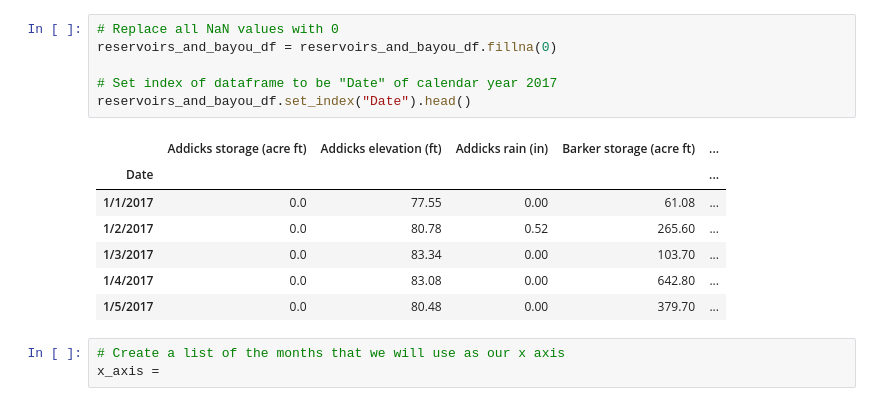
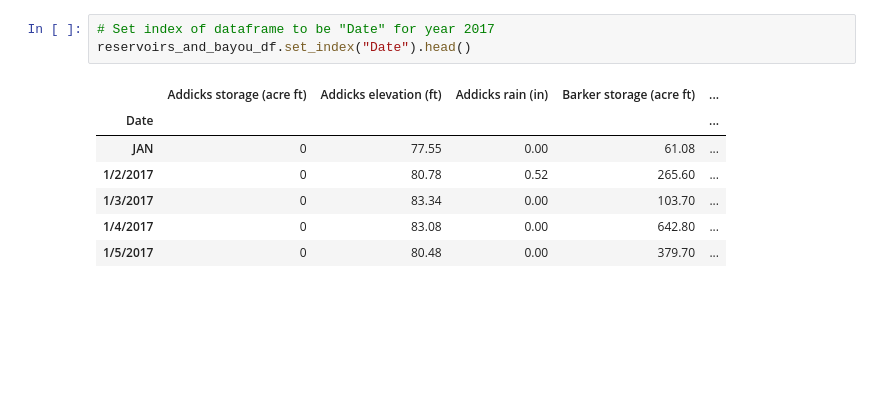
Before and after one commit to Margsaniel/htxemergencycoders, a Jupyter notebook: notebooks/doug.ipynb, the cells around one changed output. Cells and saved outputs as stored; diff of their text form; blank space fills up the shorter version.

Commit message:
Uploaded doug.ipynb with working 2017 year on x-axis!

```diff
--- a/notebooks/doug.ipynb
+++ b/notebooks/doug.ipynb
@@ -18,17 +18,11 @@ reservoirs_and_bayou_df.head()
 # %%
-# Replace all NaN values with 0
-reservoirs_and_bayou_df = reservoirs_and_bayou_df.fillna(0)
-
-# Set index of dataframe to be "Date" of calendar year 2017
+# Set index of dataframe to be "Date" for year 2017
 reservoirs_and_bayou_df.set_index("Date").head()
 # %% [output]
 |  | Addicks storage (acre ft) | Addicks elevation (ft) | Addicks rain (in) | Barker storage (acre ft) | ... |
 | Date |  |  |  |  | ... |
-| 1/1/2017 | 0.0 | 77.55 | 0.00 | 61.08 | ... |
-| 1/2/2017 | 0.0 | 80.78 | 0.52 | 265.60 | ... |
-| 1/3/2017 | 0.0 | 83.34 | 0.00 | 103.70 | ... |
-| 1/4/2017 | 0.0 | 83.08 | 0.00 | 642.80 | ... |
-| 1/5/2017 | 0.0 | 80.48 | 0.00 | 379.70 | ... |
+| JAN | 0 | 77.55 | 0.00 | 61.08 | ... |
+| 1/2/2017 | 0 | 80.78 | 0.52 | 265.60 | ... |
+| 1/3/2017 | 0 | 83.34 | 0.00 | 103.70 | ... |
+| 1/4/2017 | 0 | 83.08 | 0.00 | 642.80 | ... |
+| 1/5/2017 | 0 | 80.48 | 0.00 | 379.70 | ... |
-# %%
-# Create a list of the months that we will use as our x axis
-x_axis =
```
Also changed, not shown: parts of 2 cells of this notebook, 10 other files.
